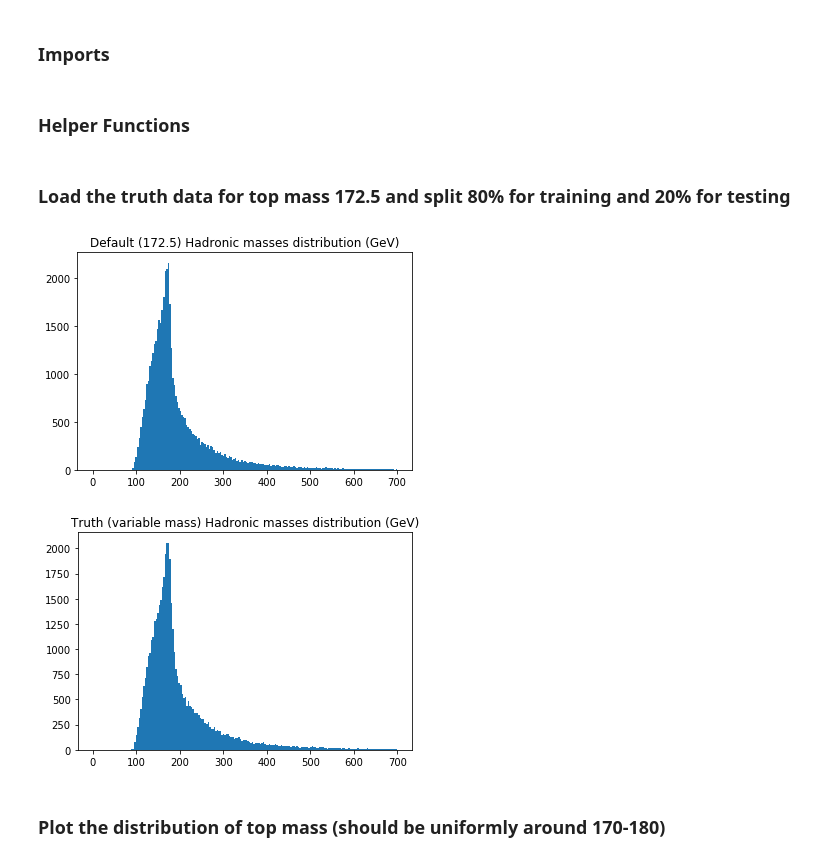
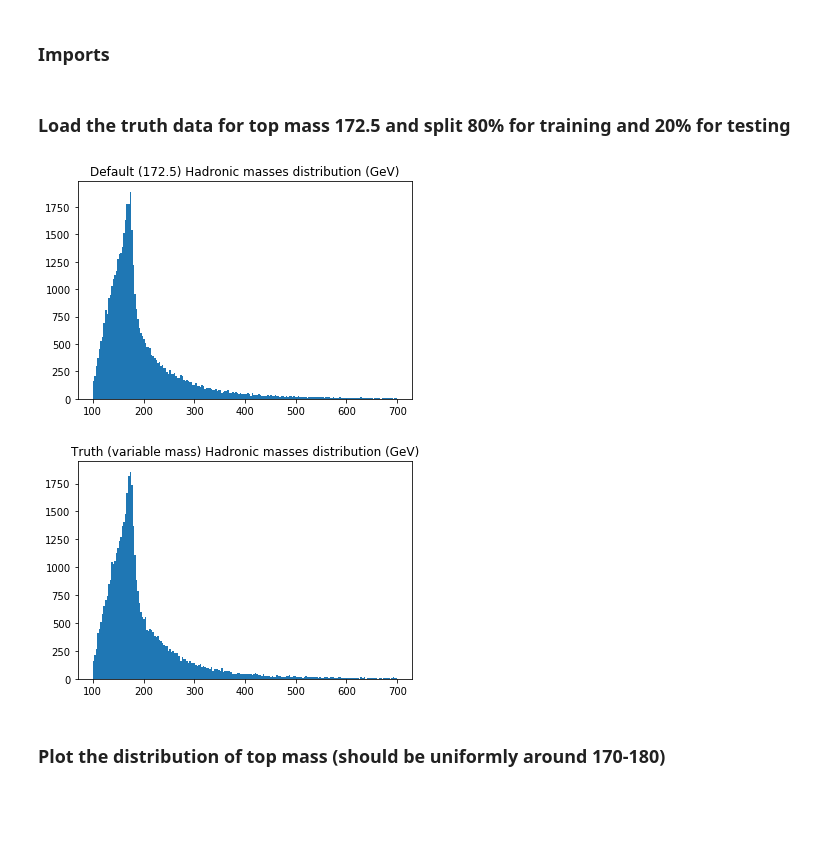
Before and after one commit to cha-suaysom/DCTREventGeneration, a Jupyter notebook: top_mass_reweighting_normalized.ipynb, the cells around one changed output. Drawn from its saved outputs; the diff is of its cells as text; code cells hidden in the pictures; blank space fills up the shorter version.

```diff
--- a/top_mass_reweighting_normalized.ipynb
+++ b/top_mass_reweighting_normalized.ipynb
@@ -32,5 +32,3 @@ import keras
 
 
 import inspect
-# %% [markdown]
-### Helper Functions
@@ -40,13 +35,15 @@ def normalize_mt(top_mass):
 # %% [markdown]
 ### Load the truth data for top mass 172.5 and split 80% for training and 20% for testing
+# %%
+data_dir = 'DCTRFitting/'
 # %%
 default_had_mass_all = np.load(data_dir + 'part_172_5_6j_obs.npy')[:,1]
 default_had_mass = default_had_mass_all[:int(len(default_had_mass_all)*0.8)]
 test_had_mass = default_had_mass_all[int(len(default_had_mass_all)*0.8):]
 # %%
-plt.hist(default_had_mass, bins = np.linspace(0,700,200))
+plt.hist(default_had_mass, bins = np.linspace(100,700,200))
 plt.title("Default (172.5) Hadronic masses distribution (GeV)")
 plt.show()
 # %% [output]
-[figure, old version]
+[figure, new version]
 # %%
@@ -54,9 +51,9 @@ truth_had_mass = np.load(data_dir+ 'part_varmass_6j_obs.npy')[:,1][:len(default_
 # %%
-plt.hist(truth_had_mass, bins = np.linspace(0,700,200))
+plt.hist(truth_had_mass, bins = np.linspace(100,700,200))
 plt.title("Truth (variable mass) Hadronic masses distribution (GeV)")
 plt.show()
 # %% [output]
-[figure, old version]
+[figure, new version]
 # %% [markdown]
 ### Plot the distribution of top mass (should be uniformly around 170-180)
 # %%
```
Also changed, not shown: parts of 21 cells of this notebook, 1 other file.
